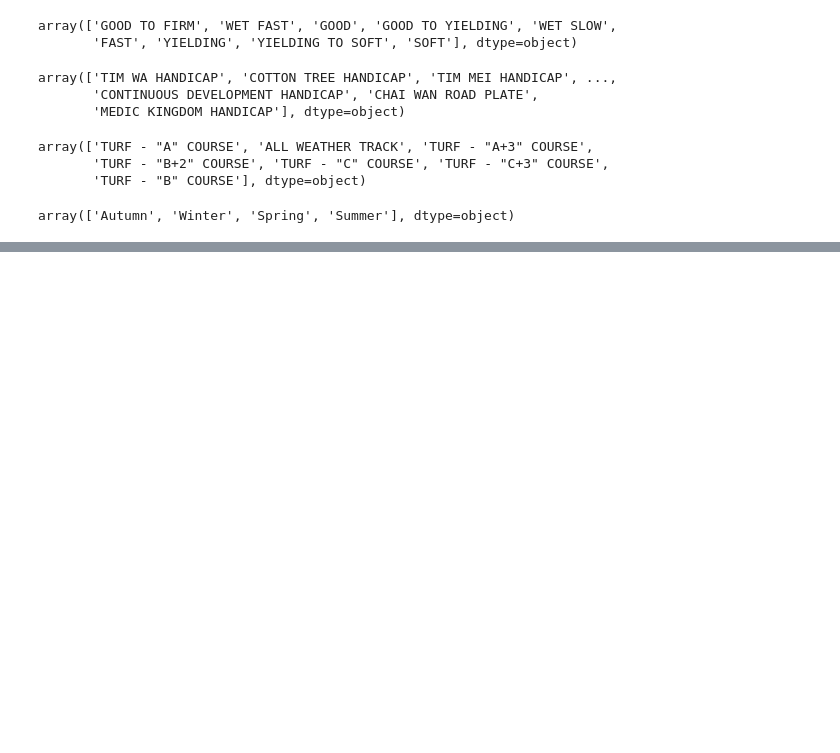
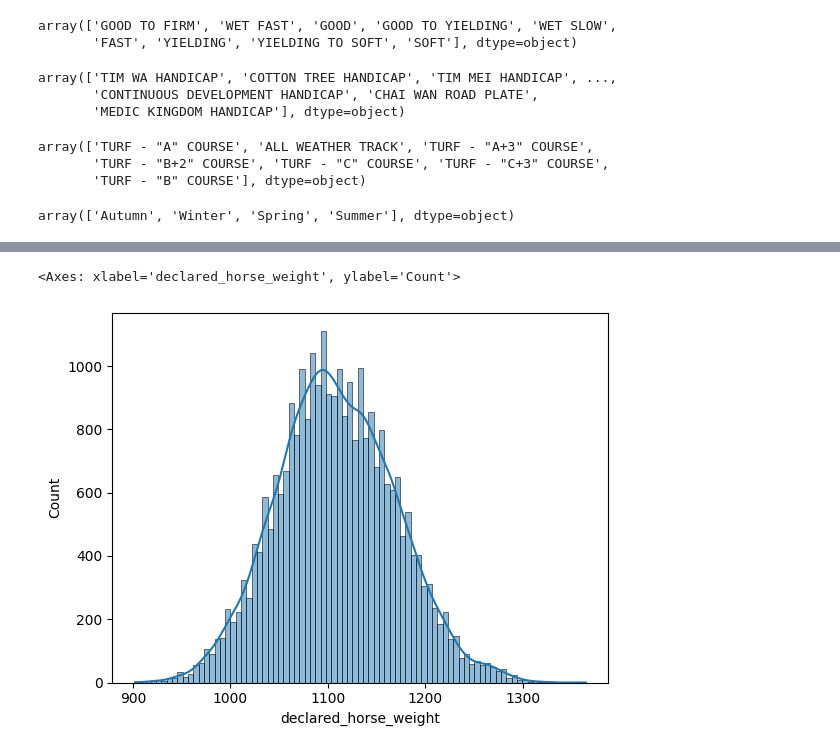
Before and after one commit to vaibhavthapli/Horse_race_big_data_derby_2022, a Jupyter notebook: data_transformation.ipynb, the cells around one changed output, grey strips where cells are left out. Drawn from its saved outputs; the diff is of its cells as text; code cells hidden in the pictures; blank space fills up the shorter version.

```diff
--- a/data_transformation.ipynb
+++ b/data_transformation.ipynb
@@ -230,0 +259,3 @@ array(['Autumn', 'Winter', 'Spring', 'Summer'], dtype=object)
+# %%
+numeric_df = new_df.select_dtypes(include=['number']).copy()
+categorical_df = new_df.select_dtypes(exclude=['number']).copy()
@@ -230,0 +271,6 @@ array(['Autumn', 'Winter', 'Spring', 'Summer'], dtype=object)
+# %%
+import seaborn as sns
+sns.histplot(numeric_df, x="declared_horse_weight", kde=True)
+# %% [output]
+<Axes: xlabel='declared_horse_weight', ylabel='Count'>
+[figure, added]
```
Also changed, not shown: parts of 9 cells of this notebook, 1 other file.
